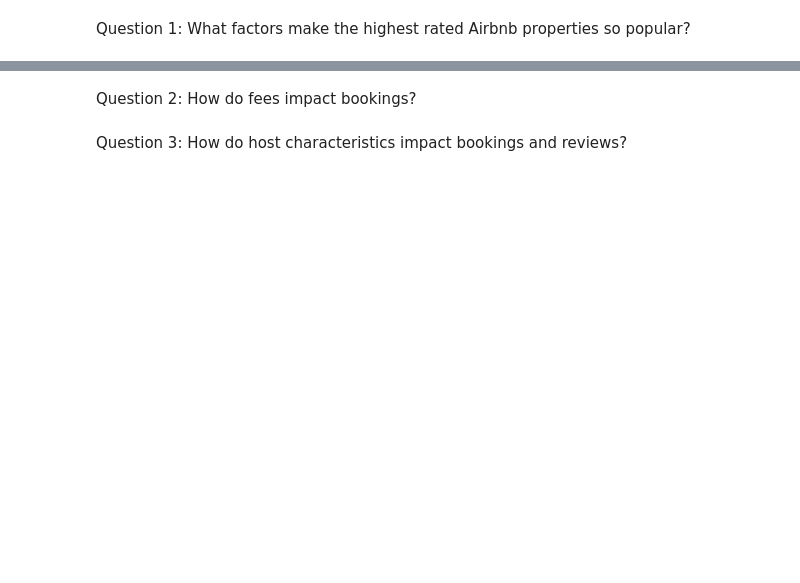
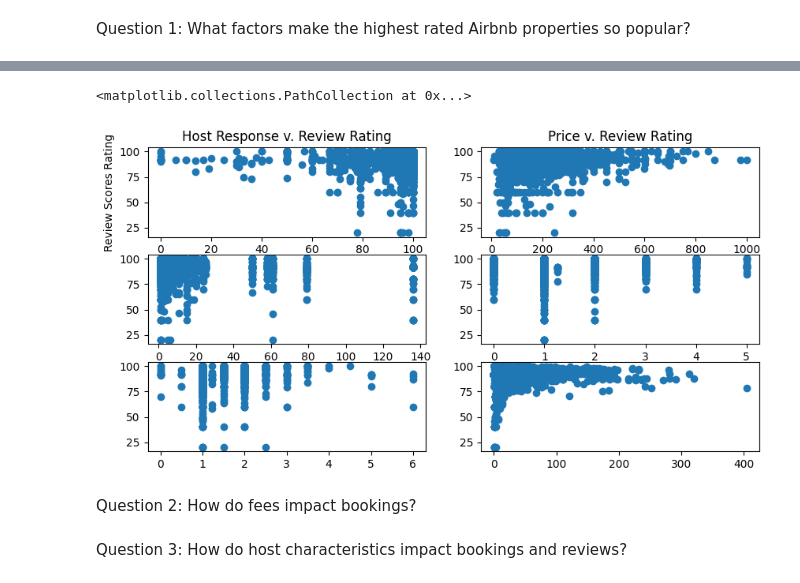
Before and after one commit to ewood242/Project_1_Data-Science-Blog, a Jupyter notebook: Project_1_Writing a Data Scientist Blog Post.ipynb, the cells around one changed output, grey strips where cells are left out. Saved outputs shown, nothing was run; the diff lists cells and outputs as text; code cells hidden in the pictures; blank space fills up the shorter version.

Commit message:
Added scatter plots for y = review_scores_rating

```diff
--- a/Project_1_Writing a Data Scientist Blog Post.ipynb
+++ b/Project_1_Writing a Data Scientist Blog Post.ipynb
@@ -565,3 +632,25 @@ listings
+# %%
+fig, axes = plt.subplots(3, 2, figsize = (10,5))
+axes[0, 0].scatter(listings_filtered['host_response_rate'], listings_filtered['review_scores_rating'])
+axes[0, 0].set_title('Host Response v. Review Rating')
+axes[0, 0].set_xlabel('Host Response Rate')
+axes[0, 0].set_ylabel('Review Scores Rating')
+# does not appear to be a strong relationship, possible non-linear negative correlation?
+axes[0, 1].scatter(listings_filtered['price'], listings_filtered['review_scores_rating'])
+axes[0, 1].set_title('Price v. Review Rating')
+axes[0, 1].set_xlabel('Price')
+# appears to be a non-linear positive correlation
+axes[1, 0].scatter(listings_filtered['calculated_host_listings_count'], listings_filtered['review_scores_rating'])
+# does not appear to be any relationship
+axes[1, 1].scatter(listings_filtered['bedrooms'], listings_filtered['review_scores_rating'])
+# some positive correlation
+axes[2, 0].scatter(listings_filtered['bathrooms'], listings_filtered['review_scores_rating'])
+# some positive correlation
+axes[2, 1].scatter(listings_filtered['number_of_reviews'], listings_filtered['review_scores_rating'])
+# possible non-linear positive correlation
+# %% [output]
+<matplotlib.collections.PathCollection at 0x...>
+[figure, added]
 # %%
 dtypes = listings.dtypes
 dtypes
```
Also changed, not shown: parts of 7 cells of this notebook.
